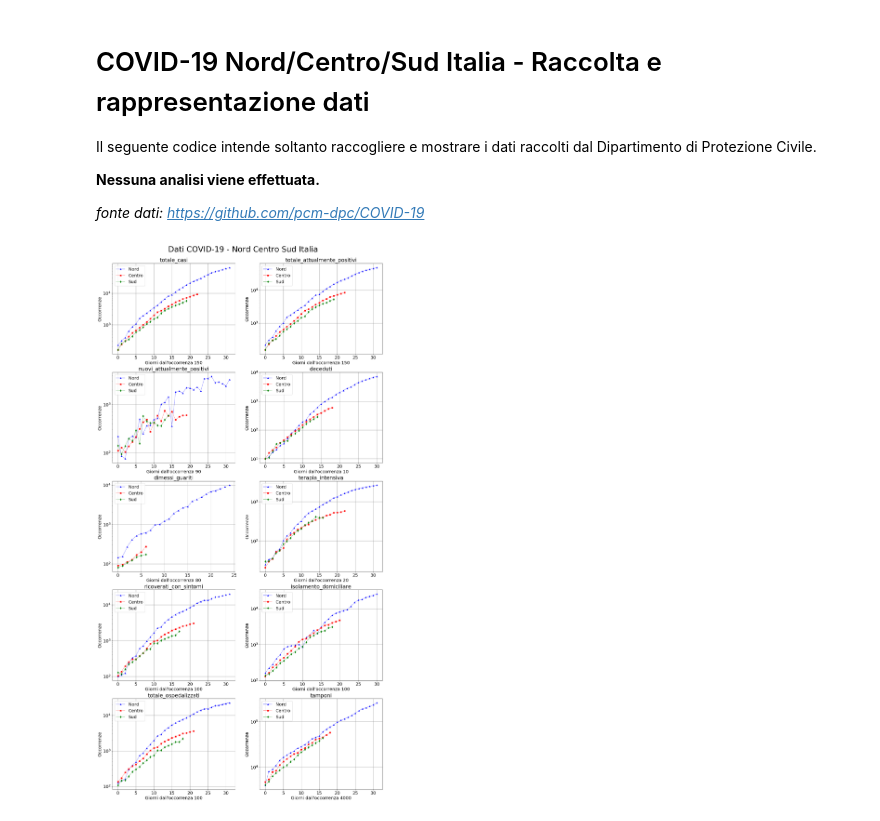
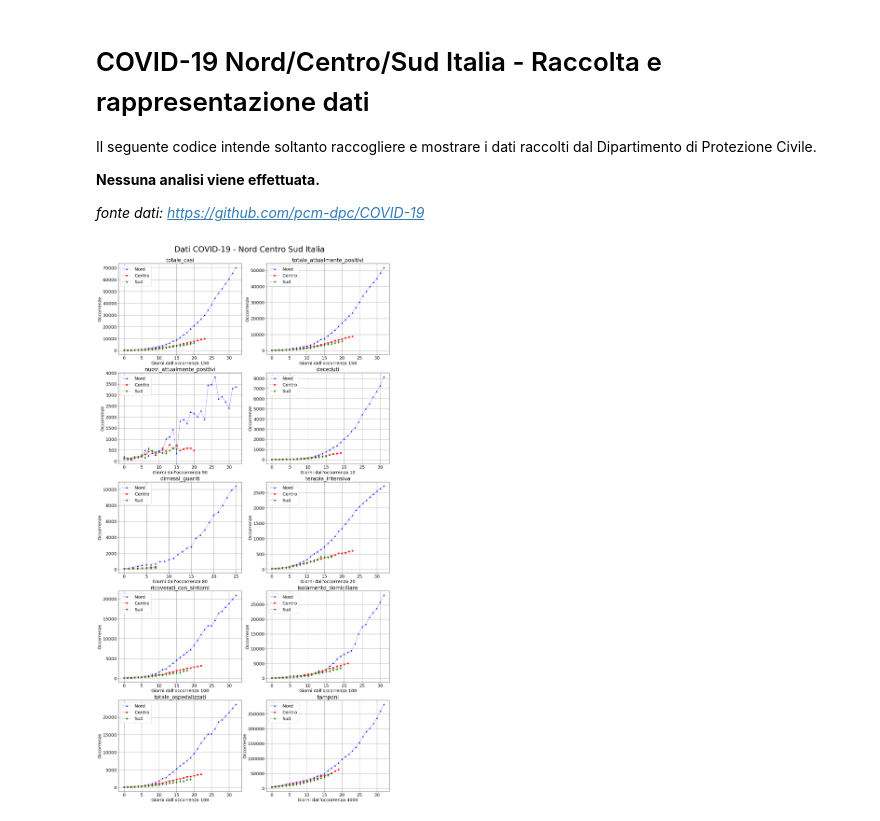
Before and after one commit to baggianato/Covid19, a Jupyter notebook: NCS-COVID19.ipynb, the cells around one changed output. Saved outputs shown, nothing was run; the diff lists cells and outputs as text; code cells hidden in the pictures.

```diff
--- a/NCS-COVID19.ipynb
+++ b/NCS-COVID19.ipynb
@@ -70,32 +70,32 @@ while a<len(dato):
                 inn+=1
         tempon=np.arange(len(occo_nord[inn:]))
 
 
         inc=0
         while inc < len(occo_centro) and occo_centro[inc] < taglio[a-1]:
                 inc+=1
         tempoc=np.arange(len(occo_centro[inc:]))
 
 
         ins=0
         while ins < len(occo_sud) and occo_sud[ins]<taglio[a-1]:
                 ins+=1
         tempos=np.arange(len(occo_sud[ins:]))
 
         pylab.rc('font', size=18)
         pylab.subplot(5, 2, a)
         pylab.title('%s' % dato[a-1])
         pylab.xlabel('Giorni dall\'occorrenza %d' % taglio[a-1])
         pylab.ylabel('Occorrenze')
-        pylab.yscale('log')
+        #pylab.yscale('log')
         pylab.grid(color='gray')
 
         pylab.plot(tempon, occo_nord[inn:], marker='^', linestyle=':', color='b', label='Nord')
         pylab.plot(tempoc, occo_centro[inc:], marker='s', linestyle=':', color='r', label='Centro')
         pylab.plot(tempos, occo_sud[ins:], marker='d', linestyle=':', color='g', label='Sud')
 
         pylab.legend()
 
         a=a+1
 # %% [output]
-[figure, old version]
+[figure, new version]
```
Also changed, not shown: 2 other files.
